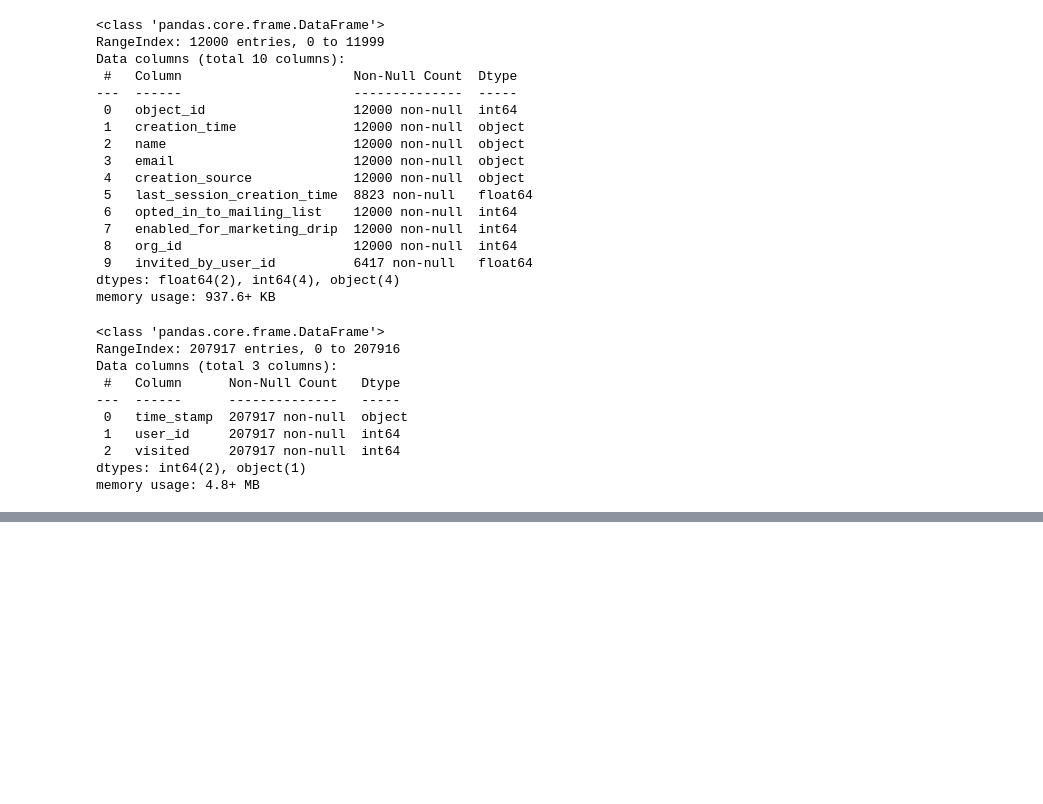
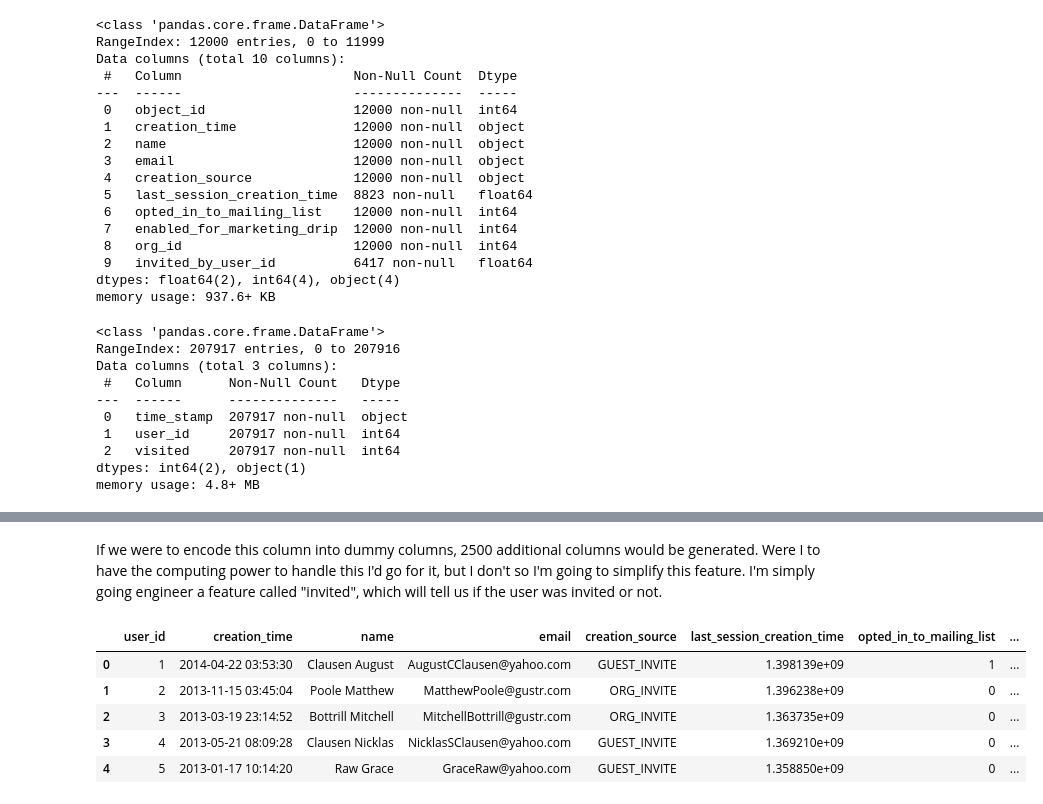
Before and after one commit to CroissantAhhh/Portfolio, a Jupyter notebook: SpringBoard/Exercises/relax_challenge/FutureUserAdoption.ipynb, the cells around one changed output, grey strips where cells are left out. Cells and saved outputs as stored; diff of their text form; code cells hidden in the pictures; blank space fills up the shorter version.

```diff
--- a/SpringBoard/Exercises/relax_challenge/FutureUserAdoption.ipynb
+++ b/SpringBoard/Exercises/relax_challenge/FutureUserAdoption.ipynb
@@ -82,0 +205,13 @@ memory usage: 4.8+ MB
+# %%
+daysLastLogin = []
+
+for i in range(len(df1)):
+    timestamp = df1['last_session_creation_time'][i]
+    if np.isnan(timestamp):
+        daysLastLogin.append(daysOld[i])
+    else:
+        date = datetime.datetime.utcfromtimestamp(timestamp)
+        daysApart = now - date
+        daysLastLogin.append(daysApart.days)
+# %%
+df1['daysLastLogin'] = daysLastLogin
@@ -82,0 +262,2 @@ memory usage: 4.8+ MB
+# %% [markdown]
+If we were to encode this column into dummy columns, 2500 additional columns would be generated. Were I to have the computing power to handle this I'd go for it, but I don't so I'm going to simplify this feature. I'm simply going engineer a feature called "invited", which will tell us if the user was invited or not.
@@ -82,0 +274,9 @@ memory usage: 4.8+ MB
+# %%
+df1.head()
+# %% [output]
+|  | user_id | creation_time | name | email | creation_source | last_session_creation_time | opted_in_to_mailing_list | ... |
+| 0 | 1 | 2014-04-22 03:53:30 | Clausen August | AugustCClausen@yahoo.com | GUEST_INVITE | 1.398139e+09 | 1 | ... |
+| 1 | 2 | 2013-11-15 03:45:04 | Poole Matthew | MatthewPoole@gustr.com | ORG_INVITE | 1.396238e+09 | 0 | ... |
+| 2 | 3 | 2013-03-19 23:14:52 | Bottrill Mitchell | MitchellBottrill@gustr.com | ORG_INVITE | 1.363735e+09 | 0 | ... |
+| 3 | 4 | 2013-05-21 08:09:28 | Clausen Nicklas | NicklasSClausen@yahoo.com | GUEST_INVITE | 1.369210e+09 | 0 | ... |
+| 4 | 5 | 2013-01-17 10:14:20 | Raw Grace | GraceRaw@yahoo.com | GUEST_INVITE | 1.358850e+09 | 0 | ... |
```
Also changed, not shown: parts of 28 cells of this notebook, 3 other files.
